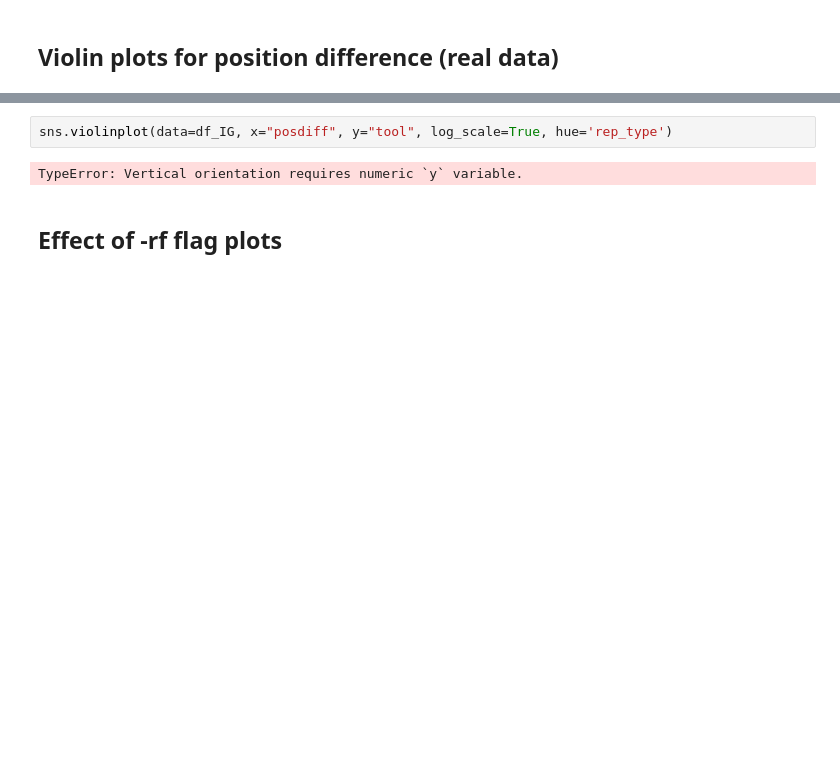
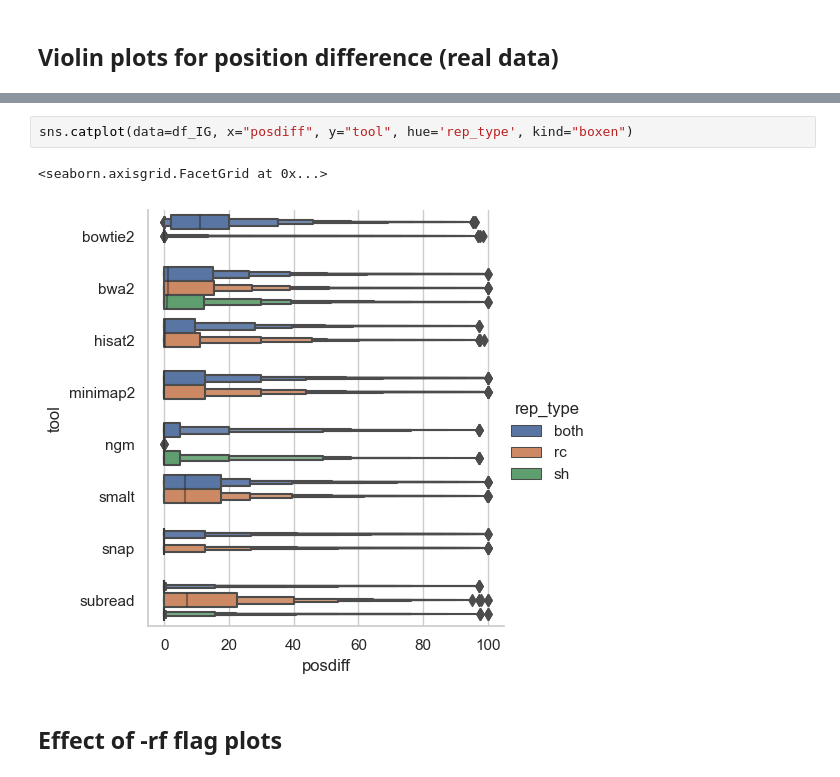
Before and after one commit to cbg-ethz/GenoRepro, a Jupyter notebook: notebooks/reproducibility_assessment.ipynb, the cells around one changed output, grey strips where cells are left out. Drawn from its saved outputs; the diff is of its cells as text; blank space fills up the shorter version.

```diff
--- a/notebooks/reproducibility_assessment.ipynb
+++ b/notebooks/reproducibility_assessment.ipynb
@@ -522,7 +500,8 @@ sns.violinplot(data=df_MM, x="posdiff", y="tool", log_scale=True, hue='rep_type'
 # %%
-sns.violinplot(data=df_IG, x="posdiff", y="tool", log_scale=True, hue='rep_type')
+sns.catplot(data=df_IG, x="posdiff", y="tool", hue='rep_type', kind="boxen")
 # %% [output]
-TypeError: Vertical orientation requires numeric `y` variable.
+<seaborn.axisgrid.FacetGrid at 0x...>
+[figure, added]
 # %% [markdown]
 ## Effect of -rf flag plots
 # %%
```
Also changed, not shown: parts of 13 cells of this notebook, 51 other files.
